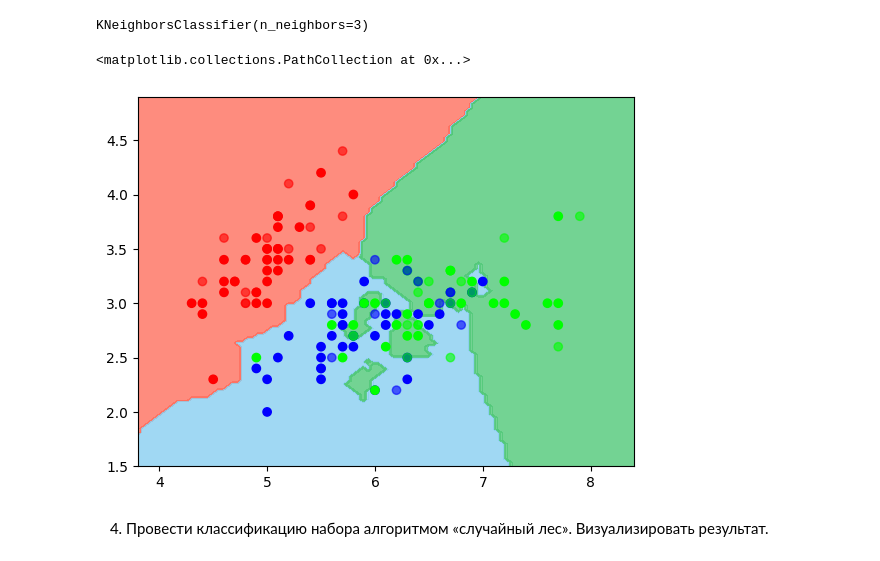
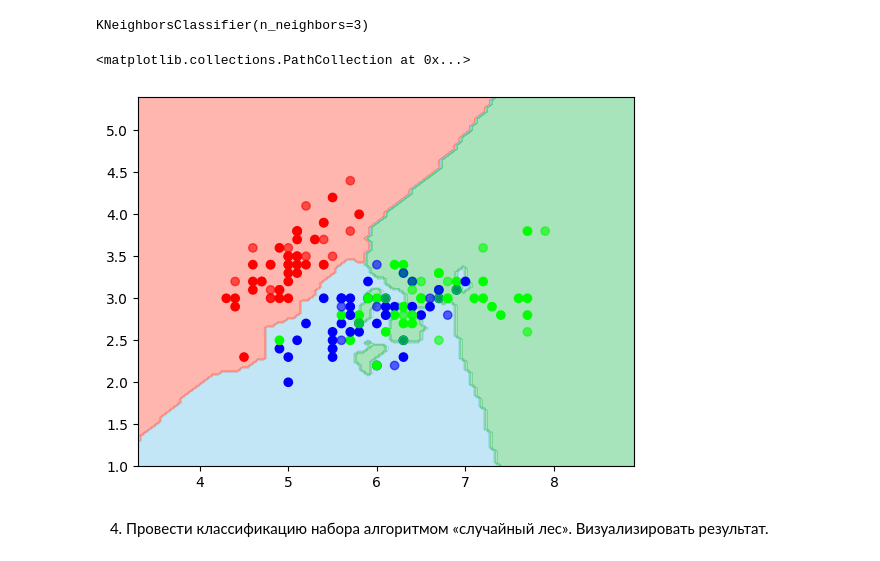
Before and after one commit to kudryavtsevarenata/IAD, a Jupyter notebook: task9/main.ipynb, the cells around one changed output. Cells and saved outputs as stored; diff of their text form; code cells hidden in the pictures.

```diff
--- a/task9/main.ipynb
+++ b/task9/main.ipynb
@@ -28,17 +28,17 @@ KNeighborsClassifier(n_neighbors=3)
 # %%
 from sklearn.inspection import DecisionBoundaryDisplay
 
 cm = ListedColormap(["#FE6F5E", "#89CFF0", "#50C878"])
 cm_bright = ListedColormap(["#FF0000", "#0000FF", "#00FF00"])
 
 DecisionBoundaryDisplay.from_estimator(
-            neigh, X[:,:2], cmap=cm, alpha=0.8, eps=0.5
+            neigh, X[:,:2], cmap=cm, alpha=0.5
         )
 plt.scatter(X_train[:, 0], X_train[:, 1], c=y_train, cmap=cm_bright)
 plt.scatter(X_test[:, 0], X_test[:, 1], c=y_test, cmap=cm_bright, alpha=0.6)
 # %% [output]
 <matplotlib.collections.PathCollection at 0x...>
-[figure, old version]
+[figure, new version]
 # %% [markdown]
 4. Провести классификацию набора алгоритмом «случайный лес». Визуализировать результат.
 # %%
```
Also changed, not shown: 2 other files.
